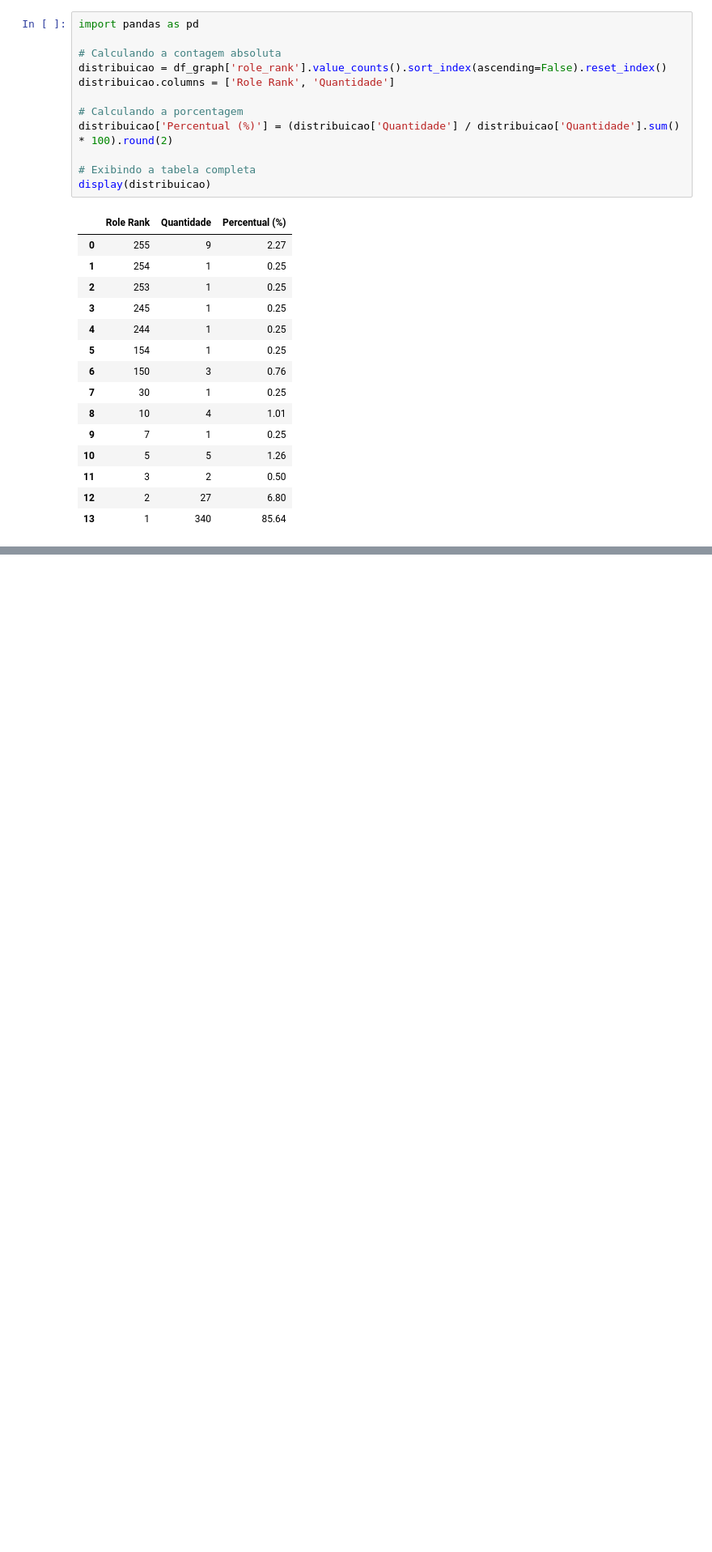
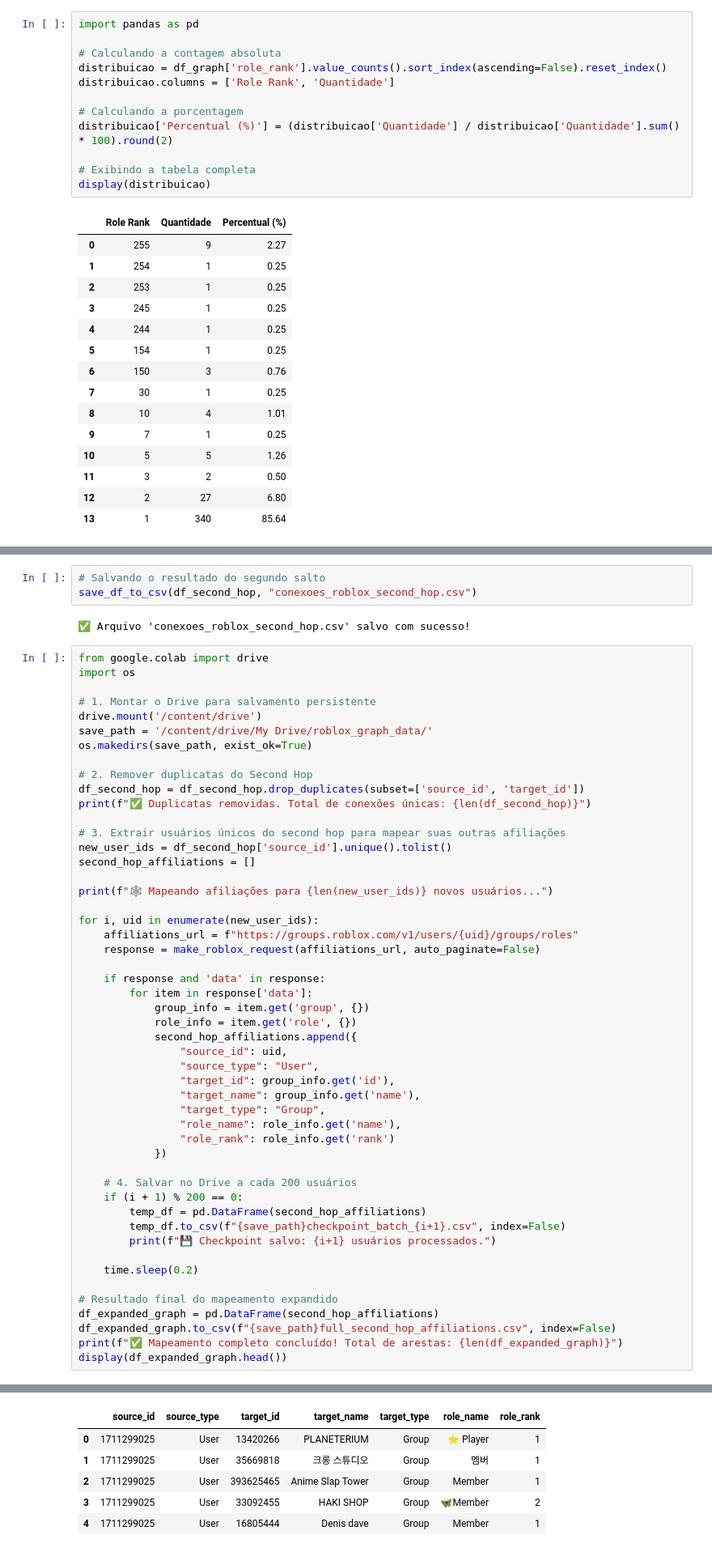
Before and after one commit to Joaoplims/sna_roblox_kg, a Jupyter notebook: Roblox_KG.ipynb, the cells around one changed output, grey strips where cells are left out. Shown at 81% size. Cells and saved outputs as stored; diff of their text form; blank space fills up the shorter version.

```diff
--- a/Roblox_KG.ipynb
+++ b/Roblox_KG.ipynb
@@ -421,0 +505,56 @@ display(distribuicao)
+# %%
+# Salvando o resultado do segundo salto
+save_df_to_csv(df_second_hop, "conexoes_roblox_second_hop.csv")
+# %% [output]
+✅ Arquivo 'conexoes_roblox_second_hop.csv' salvo com sucesso!
+# %%
+from google.colab import drive
+import os
+
+# 1. Montar o Drive para salvamento persistente
+drive.mount('/content/drive')
+save_path = '/content/drive/My Drive/roblox_graph_data/'
+os.makedirs(save_path, exist_ok=True)
+
+# 2. Remover duplicatas do Second Hop
+df_second_hop = df_second_hop.drop_duplicates(subset=['source_id', 'target_id'])
+print(f"✅ Duplicatas removidas. Total de conexões únicas: {len(df_second_hop)}")
+
+# 3. Extrair usuários únicos do second hop para mapear suas outras afiliações
+new_user_ids = df_second_hop['source_id'].unique().tolist()
+second_hop_affiliations = []
+
+print(f"🕸️ Mapeando afiliações para {len(new_user_ids)} novos usuários...")
+
+for i, uid in enumerate(new_user_ids):
+    affiliations_url = f"https://groups.roblox.com/v1/users/{uid}/groups/roles"
+    response = make_roblox_request(affiliations_url, auto_paginate=False)
+
+    if response and 'data' in response:
+        for item in response['data']:
+            group_info = item.get('group', {})
+            role_info = item.get('role', {})
+            second_hop_affiliations.append({
+                "source_id": uid,
+                "source_type": "User",
+                "target_id": group_info.get('id'),
+                "target_name": group_info.get('name'),
+                "target_type": "Group",
+                "role_name": role_info.get('name'),
+                "role_rank": role_info.get('rank')
+            })
+
+    # 4. Salvar no Drive a cada 200 usuários
+    if (i + 1) % 200 == 0:
+        temp_df = pd.DataFrame(second_hop_affiliations)
+        temp_df.to_csv(f"{save_path}checkpoint_batch_{i+1}.csv", index=False)
+        print(f"💾 Checkpoint salvo: {i+1} usuários processados.")
+
+    time.sleep(0.2)
+
+# Resultado final do mapeamento expandido
+df_expanded_graph = pd.DataFrame(second_hop_affiliations)
+df_expanded_graph.to_csv(f"{save_path}full_second_hop_affiliations.csv", index=False)
+print(f"✅ Mapeamento completo concluído! Total de arestas: {len(df_expanded_graph)}")
+display(df_expanded_graph.head())
+# %% [output]
@@ -421,0 +578,6 @@ display(distribuicao)
+|  | source_id | source_type | target_id | target_name | target_type | role_name | role_rank |
+| 0 | 1711299025 | User | 13420266 | PLANETERIUM | Group | ⭐ Player | 1 |
+| 1 | 1711299025 | User | 35669818 | 크롱 스튜디오 | Group | 멤버 | 1 |
+| 2 | 1711299025 | User | 393625465 | Anime Slap Tower | Group | Member | 1 |
+| 3 | 1711299025 | User | 33092455 | HAKI SHOP | Group | 🦋Member | 2 |
+| 4 | 1711299025 | User | 16805444 | Denis dave | Group | Member | 1 |
```
Also changed, not shown: parts of 9 cells of this notebook.
